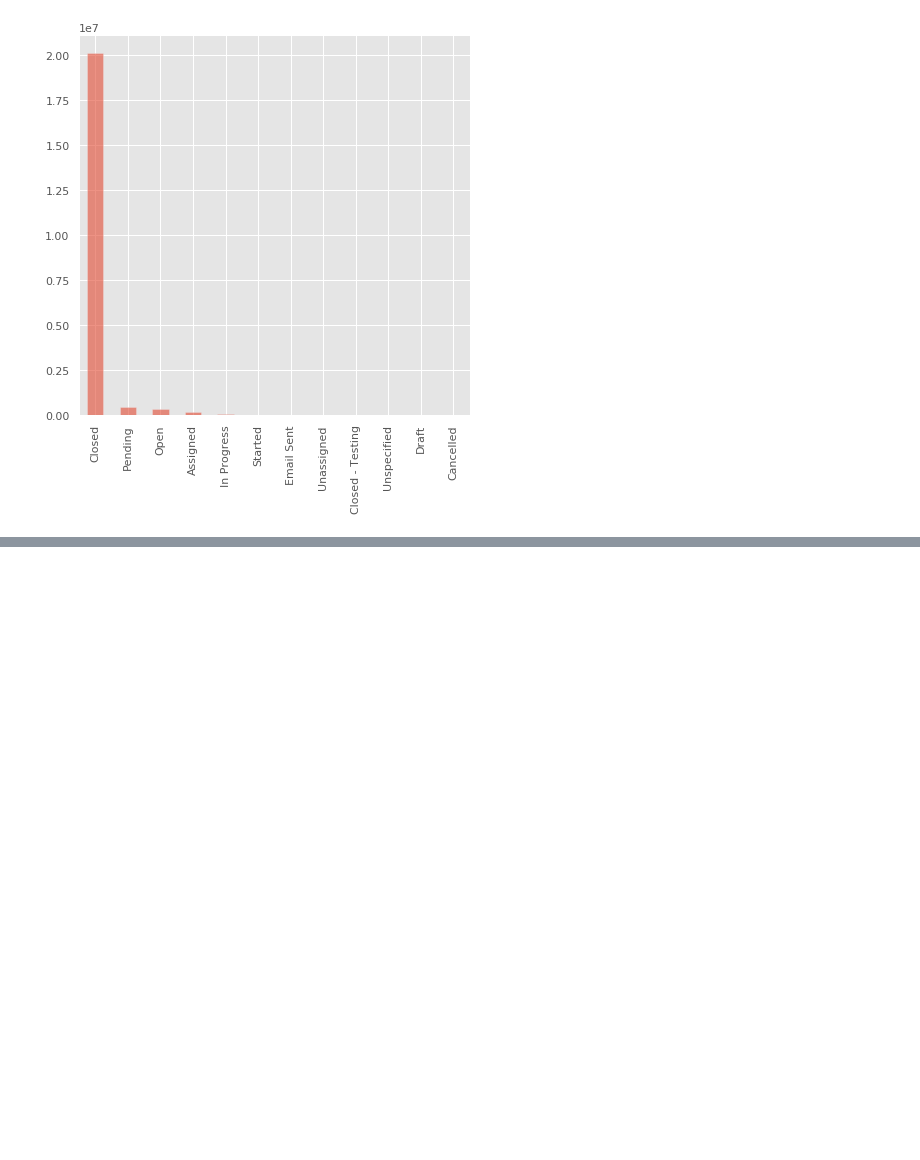
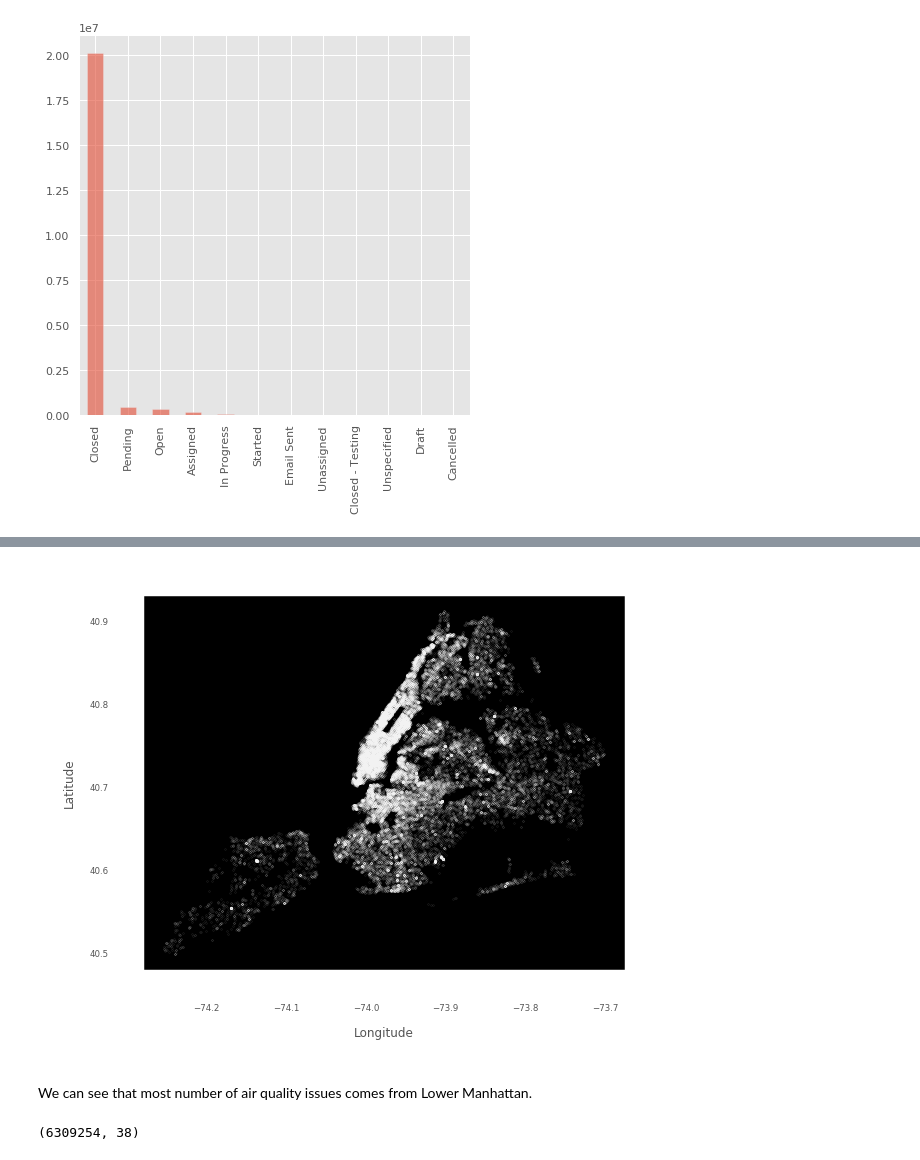
Before and after one commit to Nik8x/Dask_Python_Dataframe_7GB, a Jupyter notebook: Dask_Python_Dataframe_7GB.ipynb, the cells around one changed output, grey strips where cells are left out. Drawn from its saved outputs; the diff is of its cells as text; code cells hidden in the pictures; blank space fills up the shorter version.

```diff
--- a/Dask_Python_Dataframe_7GB.ipynb
+++ b/Dask_Python_Dataframe_7GB.ipynb
@@ -172,0 +238,22 @@ plt.show()
+# %%
+new_style = {'grid': False} # Remove grid
+matplotlib.rc('axes', **new_style)
+matplotlib.rcParams.update({'font.size': 2.9})
+
+rcParams['figure.figsize'] = (2.5, 2) # Size of figure
+rcParams['figure.dpi'] = 250
+plt.rcParams['xtick.labelsize'] = 2.5
+plt.rcParams['ytick.labelsize'] = 2.5
+
+ax = dfctaq.plot(kind = 'scatter', x = 'Longitude', y = 'Latitude', color = 'white', s = .01, alpha = .2)
+ax.set_facecolor('xkcd:black')
+
+plt.show()
+# %% [output]
+[figure, added]
+# %% [markdown]
+We can see that most number of air quality issues comes from Lower Manhattan.
+# %%
+dfbrooklyn.shape
+# %% [output]
+(6309254, 38)
```
Also changed, not shown: parts of 18 cells of this notebook.
